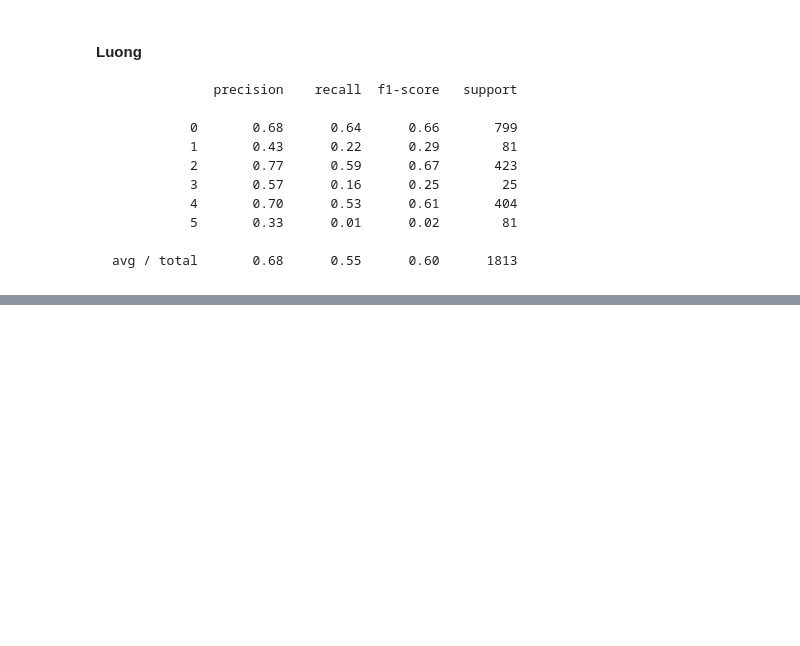
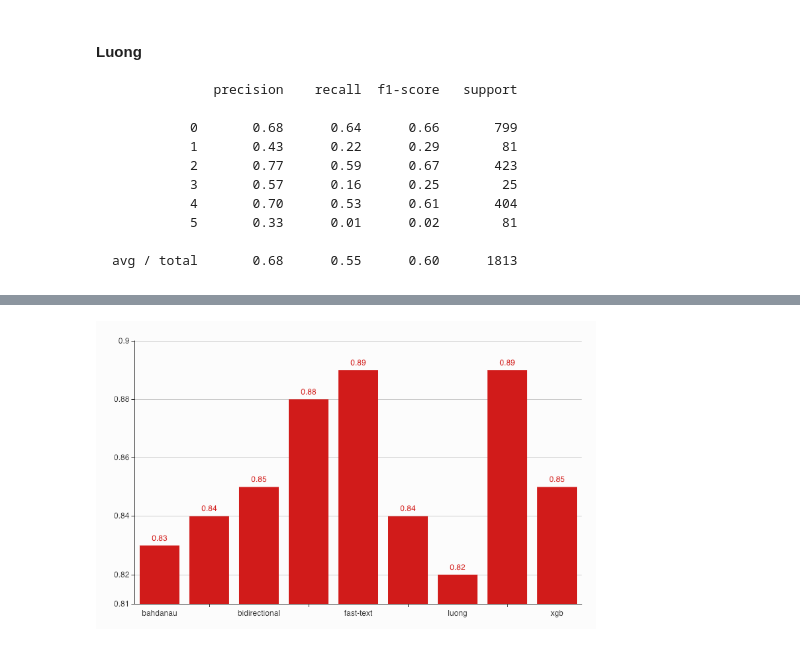
Before and after one commit to mesolitica/malaya, a Jupyter notebook: accuracy/models-accuracy.ipynb, the cells around one changed output, grey strips where cells are left out. Cells and saved outputs as stored; diff of their text form; code cells hidden in the pictures; blank space fills up the shorter version.

```diff
--- a/accuracy/models-accuracy.ipynb
+++ b/accuracy/models-accuracy.ipynb
@@ -514,0 +525,4 @@ avg / total       0.68      0.55      0.60      1813
+# %%
+display(Image('subjectivity-accuracy.png', width=500))
+# %% [output]
+[figure, added]
```
Also changed, not shown: parts of 16 cells of this notebook, 21 other files.
